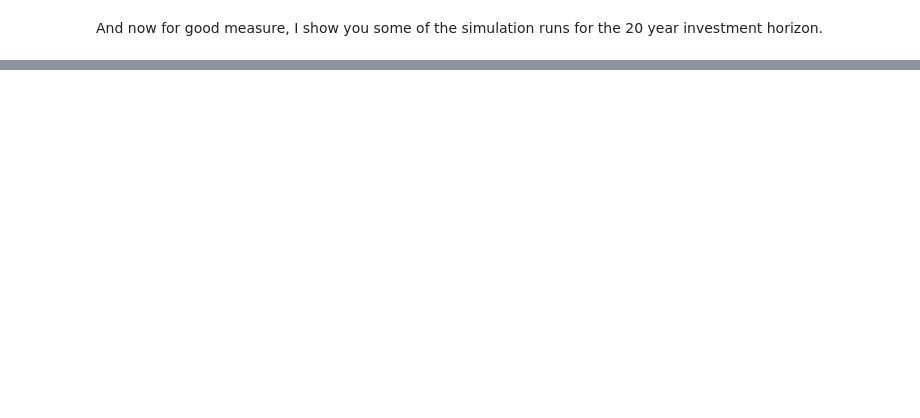
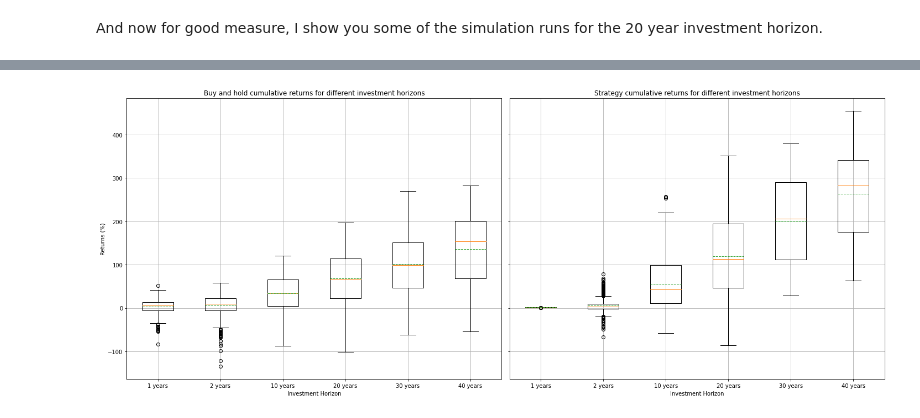
Before and after one commit to patrickfrank1/trading-sp500, a Jupyter notebook: 04_robubustness_analysis.ipynb, the cells around one changed output, grey strips where cells are left out. Cells and saved outputs as stored; diff of their text form; code cells hidden in the pictures; blank space fills up the shorter version.

```diff
--- a/04_robubustness_analysis.ipynb
+++ b/04_robubustness_analysis.ipynb
@@ -74,3 +59,20 @@ generate_simulation_plots(history, max_samples=max_samples, filename="horizon_20
 !convert -delay 66 -loop 10 plots/tmp/horizon_20y*.png plots/horizon_20y.gif
 # %% [markdown]
 ![SegmentLocal](plots/horizon_20y.gif)
+# %%
+def kelly_strategy_1(data):
+    return simulate_kelly_strategy(data, rebalancing_interval=1, annual_risk_free_rate=0.02,\
+    window=252, min_kelly=0, max_kelly=10, kelly_fraction=0.3)
+
+investment_horizon_1 = [252,504,2520,5040,7560,10080]
+summary_statistics_1 = pd.DataFrame()
+histories_1 = [None for _ in range(len(investment_horizon_1))]
+for i, horizon in enumerate(investment_horizon_1):
+    history, statistics = backtest_kelly_strategy(kelly_strategy_1, number_repeats=10000, investment_horizon=horizon)
+    summary_statistics_1[f"date_{i}"] = statistics['date']
+    summary_statistics_1[f"strategy_cum_returns_{i}"] = statistics['strategy_cum_returns']
+    summary_statistics_1[f"cum_returns_{i}"] = statistics['cum_returns']
+    histories_1[i] = history[i][['Date','Close','kelly_factor','strategy_cum_returns','cum_returns']]
+    pd.to_pickle(histories_1[i], f'data/experiment_1/history_{i}.pkl')
+
+pd.to_pickle(summary_statistics_1, 'data/experiment_1/summary_statistics.pkl')
@@ -76,0 +91,4 @@ generate_simulation_plots(history, max_samples=max_samples, filename="horizon_20
+# %%
+simulation_boxplot(summary_statistics_1, investment_horizon=investment_horizon_1, save_name='plots/cumulative_returns_strategy_1.png')
+# %% [output]
+[figure, added]
```
Also changed, not shown: parts of 15 cells of this notebook, 8 other files.
